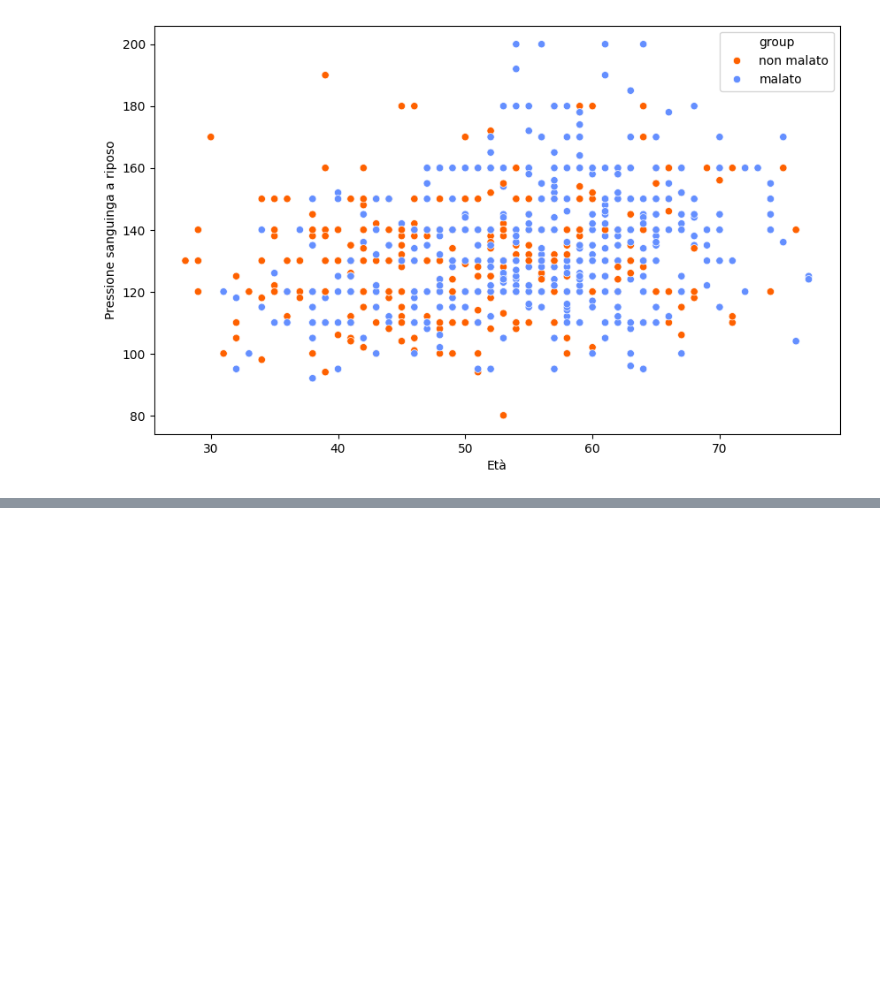
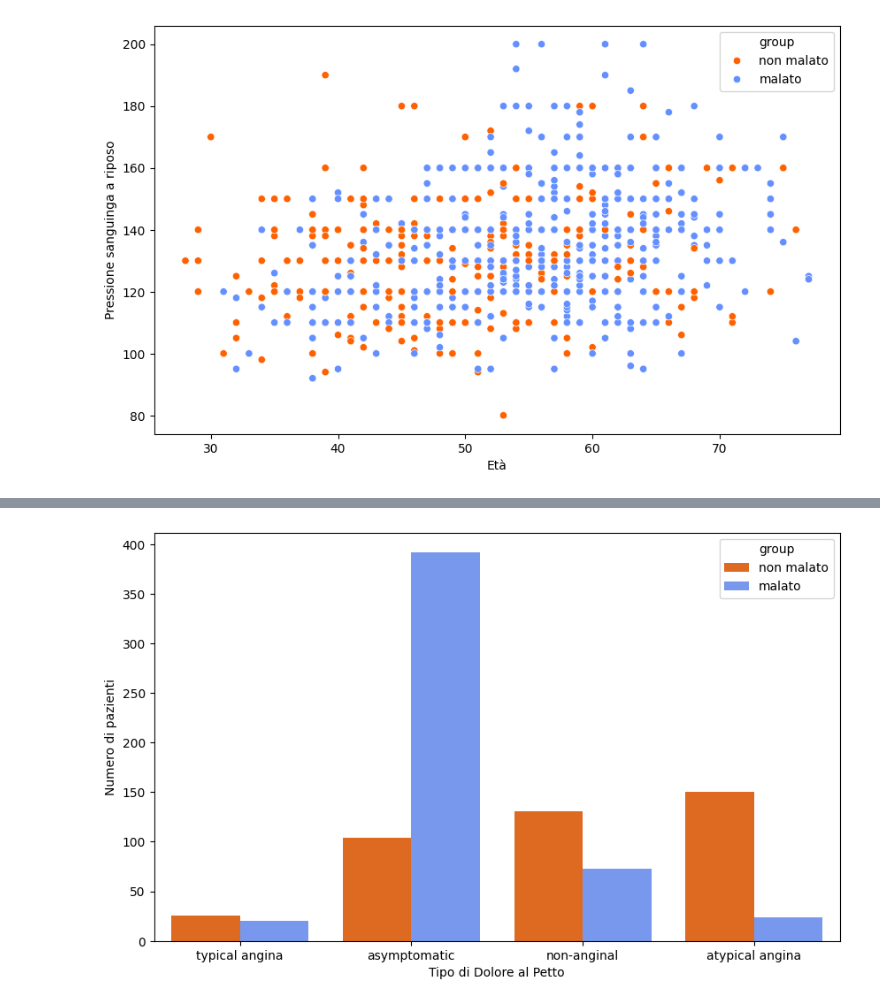
Before and after one commit to mattiaise/scientific-visualization, a Jupyter notebook: tiaHeart.ipynb, the cells around one changed output, grey strips where cells are left out. Drawn from its saved outputs; the diff is of its cells as text; code cells hidden in the pictures; blank space fills up the shorter version.

```diff
--- a/tiaHeart.ipynb
+++ b/tiaHeart.ipynb
@@ -224,0 +242,9 @@ plt.show()
+# %%
+# Grafico a barre per il tipo di dolore al petto
+sns.countplot(x='cp', hue='group', data=df, palette=t_cls)
+#plt.title('Frequenza dei tipi di dolore al petto')
+plt.xlabel('Tipo di Dolore al Petto')
+plt.ylabel('Numero di pazienti')
+plt.show()
+# %% [output]
+[figure, added]
```
Also changed, not shown: parts of 2 cells of this notebook.
